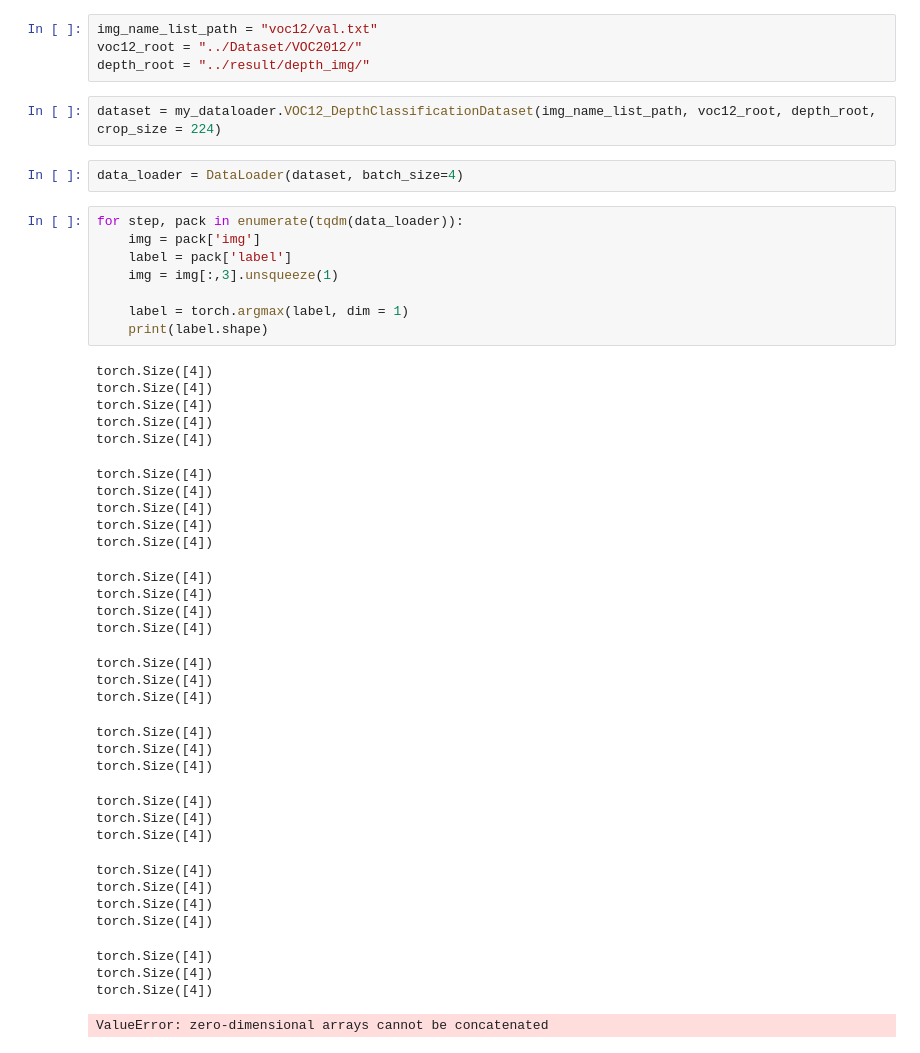
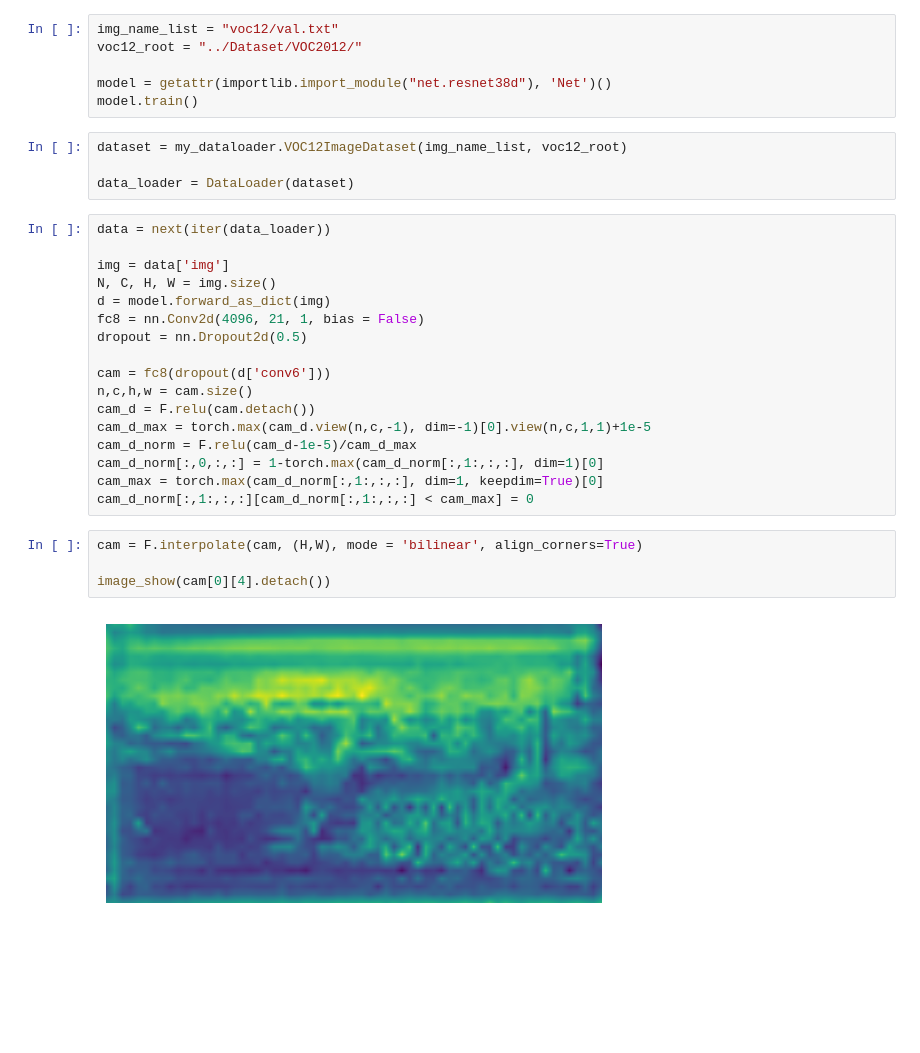
Before and after one commit to kowoonho/voc_cam, a Jupyter notebook: test.ipynb, the cells around one changed output. Cells and saved outputs as stored; diff of their text form; blank space fills up the shorter version.

```diff
--- a/test.ipynb
+++ b/test.ipynb
@@ -37,48 +13,33 @@ optimizer = torch.optim.Adam(model.parameters(), lr = 0.001)
 # %%
-img_name_list_path = "voc12/val.txt"
+img_name_list = "voc12/val.txt"
 voc12_root = "../Dataset/VOC2012/"
-depth_root = "../result/depth_img/"
+
+model = getattr(importlib.import_module("net.resnet38d"), 'Net')()
+model.train()
-# %%
-dataset = my_dataloader.VOC12_DepthClassificationDataset(img_name_list_path, voc12_root, depth_root, crop_size = 224)
-# %%
-data_loader = DataLoader(dataset, batch_size=4)
-# %%
-for step, pack in enumerate(tqdm(data_loader)):
-    img = pack['img']
-    label = pack['label']
-    img = img[:,3].unsqueeze(1)
-
-    label = torch.argmax(label, dim = 1)
-    print(label.shape)
-# %% [output]
-torch.Size([4])
-torch.Size([4])
-torch.Size([4])
-torch.Size([4])
-torch.Size([4])
-torch.Size([4])
-torch.Size([4])
-torch.Size([4])
-torch.Size([4])
-torch.Size([4])
-torch.Size([4])
-torch.Size([4])
-torch.Size([4])
-torch.Size([4])
-torch.Size([4])
-torch.Size([4])
-torch.Size([4])
-torch.Size([4])
-torch.Size([4])
-torch.Size([4])
-torch.Size([4])
-torch.Size([4])
-torch.Size([4])
-torch.Size([4])
-torch.Size([4])
-torch.Size([4])
-torch.Size([4])
-torch.Size([4])
-torch.Size([4])
-torch.Size([4])
-ValueError: zero-dimensional arrays cannot be concatenated
+# %%
+dataset = my_dataloader.VOC12ImageDataset(img_name_list, voc12_root)
+
+data_loader = DataLoader(dataset)
+# %%
+data = next(iter(data_loader))
+
+img = data['img']
+N, C, H, W = img.size()
+d = model.forward_as_dict(img)
+fc8 = nn.Conv2d(4096, 21, 1, bias = False)
+dropout = nn.Dropout2d(0.5)
+
+cam = fc8(dropout(d['conv6']))
+n,c,h,w = cam.size()
+cam_d = F.relu(cam.detach())
+cam_d_max = torch.max(cam_d.view(n,c,-1), dim=-1)[0].view(n,c,1,1)+1e-5
+cam_d_norm = F.relu(cam_d-1e-5)/cam_d_max
+cam_d_norm[:,0,:,:] = 1-torch.max(cam_d_norm[:,1:,:,:], dim=1)[0]
+cam_max = torch.max(cam_d_norm[:,1:,:,:], dim=1, keepdim=True)[0]
+cam_d_norm[:,1:,:,:][cam_d_norm[:,1:,:,:] < cam_max] = 0
+# %%
+cam = F.interpolate(cam, (H,W), mode = 'bilinear', align_corners=True)
+
+image_show(cam[0][4].detach())
+# %% [output]
+[figure, added]
```
Also changed, not shown: parts of 2 cells of this notebook, 5 other files.
